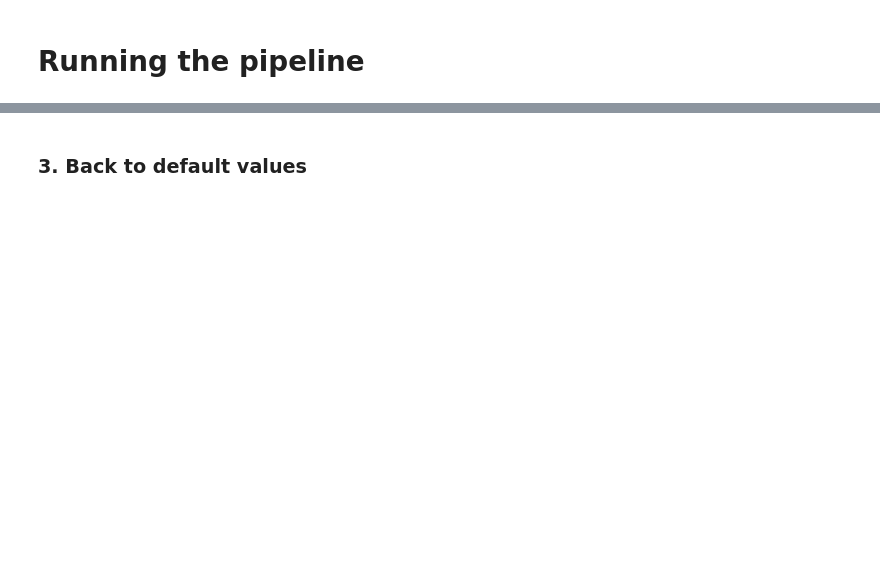
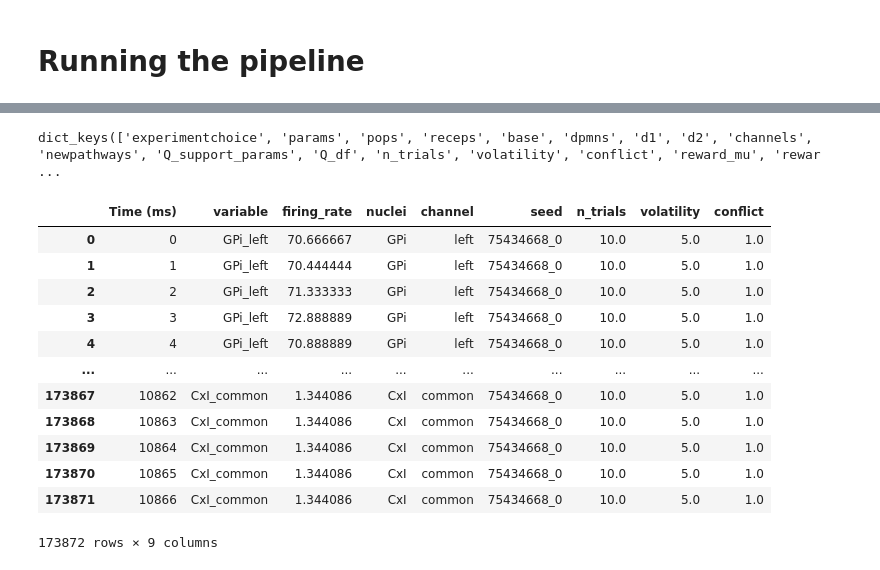
Before and after one commit to CoAxLab/CBGTPy, a Jupyter notebook: network_simulation-plasticity.ipynb, the cells around one changed output, grey strips where cells are left out. Cells and saved outputs as stored; diff of their text form; code cells hidden in the pictures; blank space fills up the shorter version.

```diff
--- a/network_simulation-plasticity.ipynb
+++ b/network_simulation-plasticity.ipynb
@@ -506,2 +234,5 @@ results['Q_df']
-# %% [markdown]
-### 3. Back to default values
+# %%
+# List all the agent variables accessible
+results[0].keys()
+# %% [output]
+dict_keys(['experimentchoice', 'params', 'pops', 'receps', 'base', 'dpmns', 'd1', 'd2', 'channels', 'newpathways', 'Q_support_params', 'Q_df', 'n_trials', 'volatility', 'conflict', 'reward_mu', 'rewar ...
@@ -507,0 +242,17 @@ results['Q_df']
+# %%
+# firing rates
+firing_rates[0]
+# %% [output]
+|  | Time (ms) | variable | firing_rate | nuclei | channel | seed | n_trials | volatility | conflict |
+| 0 | 0 | GPi_left | 70.666667 | GPi | left | 75434668_0 | 10.0 | 5.0 | 1.0 |
+| 1 | 1 | GPi_left | 70.444444 | GPi | left | 75434668_0 | 10.0 | 5.0 | 1.0 |
+| 2 | 2 | GPi_left | 71.333333 | GPi | left | 75434668_0 | 10.0 | 5.0 | 1.0 |
+| 3 | 3 | GPi_left | 72.888889 | GPi | left | 75434668_0 | 10.0 | 5.0 | 1.0 |
+| 4 | 4 | GPi_left | 70.888889 | GPi | left | 75434668_0 | 10.0 | 5.0 | 1.0 |
+| ... | ... | ... | ... | ... | ... | ... | ... | ... | ... |
+| 173867 | 10862 | CxI_common | 1.344086 | CxI | common | 75434668_0 | 10.0 | 5.0 | 1.0 |
+| 173868 | 10863 | CxI_common | 1.344086 | CxI | common | 75434668_0 | 10.0 | 5.0 | 1.0 |
+| 173869 | 10864 | CxI_common | 1.344086 | CxI | common | 75434668_0 | 10.0 | 5.0 | 1.0 |
+| 173870 | 10865 | CxI_common | 1.344086 | CxI | common | 75434668_0 | 10.0 | 5.0 | 1.0 |
+| 173871 | 10866 | CxI_common | 1.344086 | CxI | common | 75434668_0 | 10.0 | 5.0 | 1.0 |
+173872 rows × 9 columns
```
Also changed, not shown: parts of 76 cells of this notebook.
